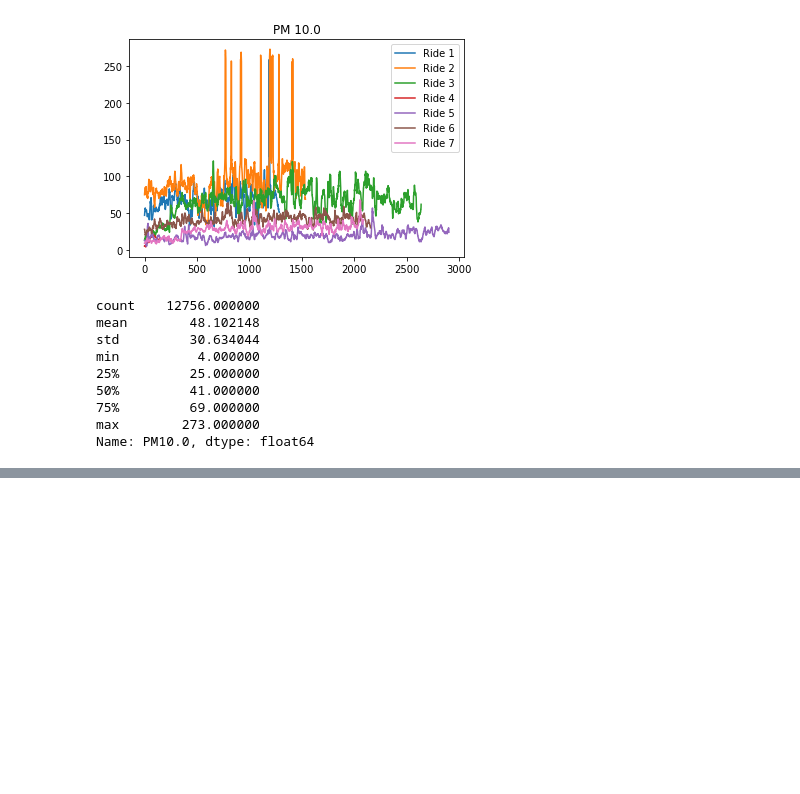
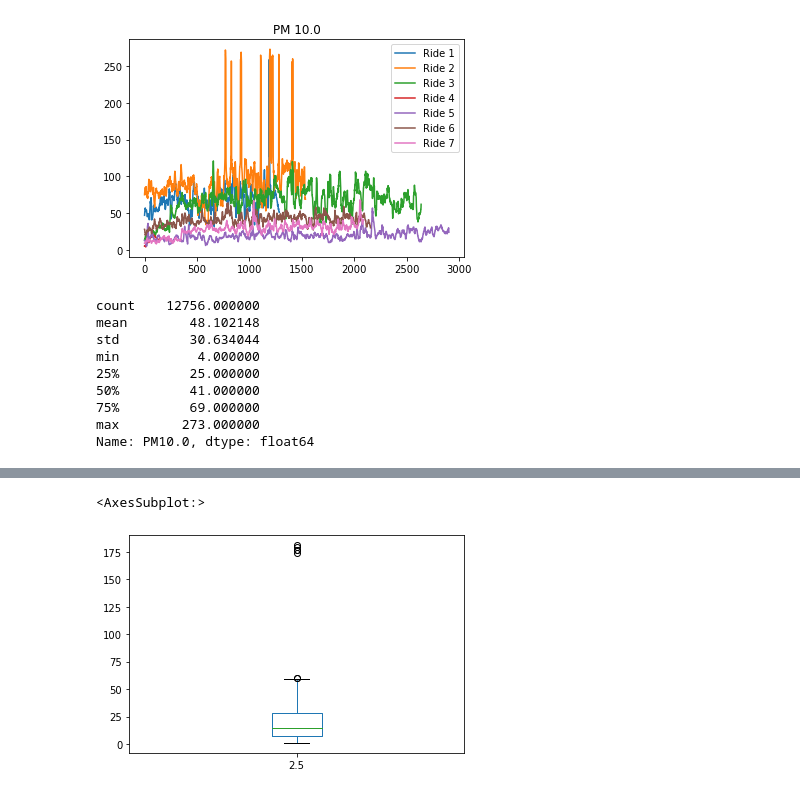
Before and after one commit to malte-b/musical_env_bike, a Jupyter notebook: plots/data_insights.ipynb, the cells around one changed output, grey strips where cells are left out. Saved outputs shown, nothing was run; the diff lists cells and outputs as text; code cells hidden in the pictures; blank space fills up the shorter version.

```diff
--- a/plots/data_insights.ipynb
+++ b/plots/data_insights.ipynb
@@ -154,0 +193,6 @@ pm10.plot.box()
+# %%
+pm2_5_disjoint = pd.concat([df_ride_1['2.5'],df_ride_2['2.5'],df_ride_3['2.5'],df_ride_4['2.5'],df_ride_5['2.5'],df_ride_6['2.5'],df_ride_7['2.5']])
+pm2_5_disjoint.plot.box()
+# %% [output]
+<AxesSubplot:>
+[figure, added]
```
Also changed, not shown: parts of 12 cells of this notebook.
